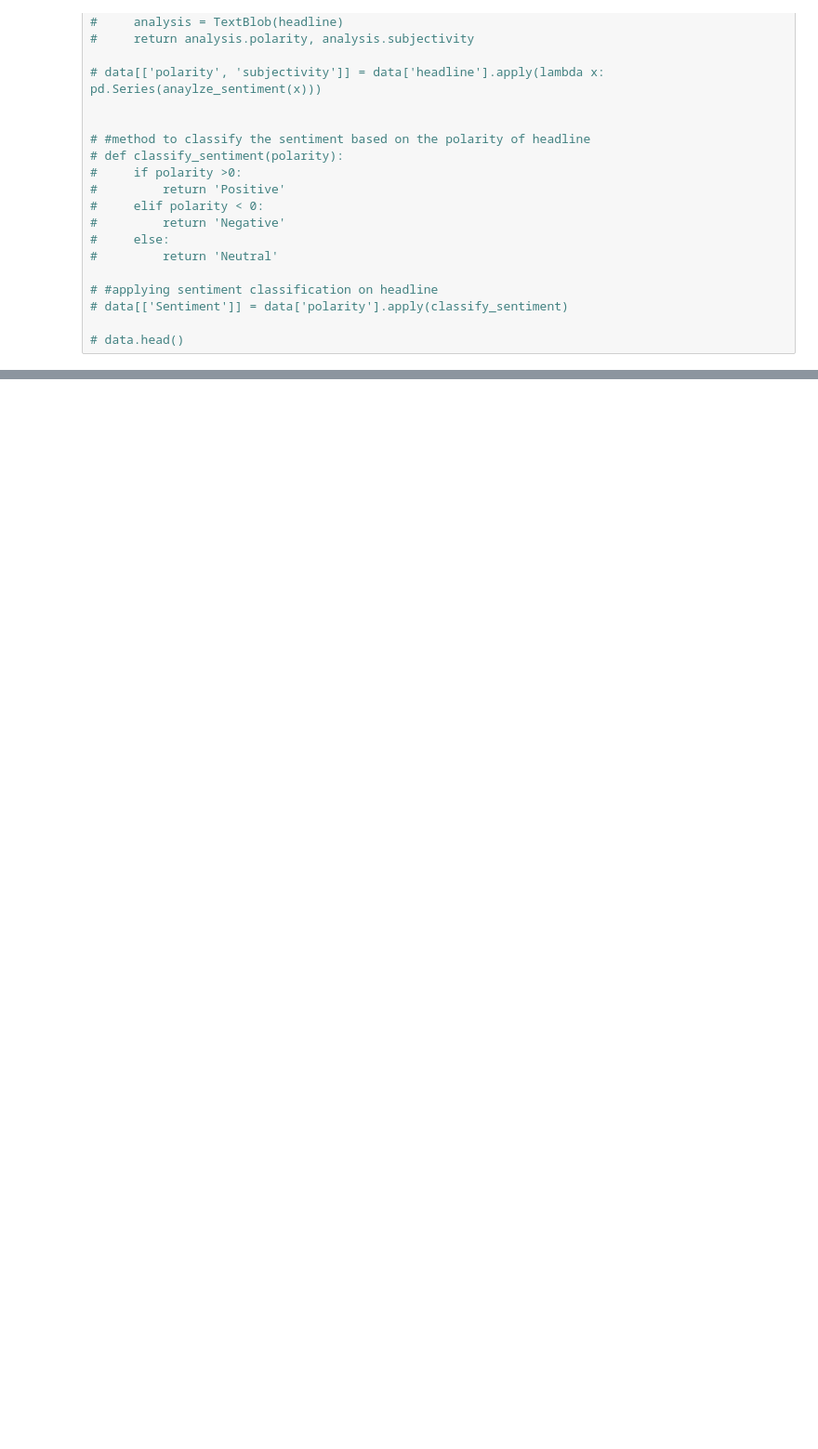
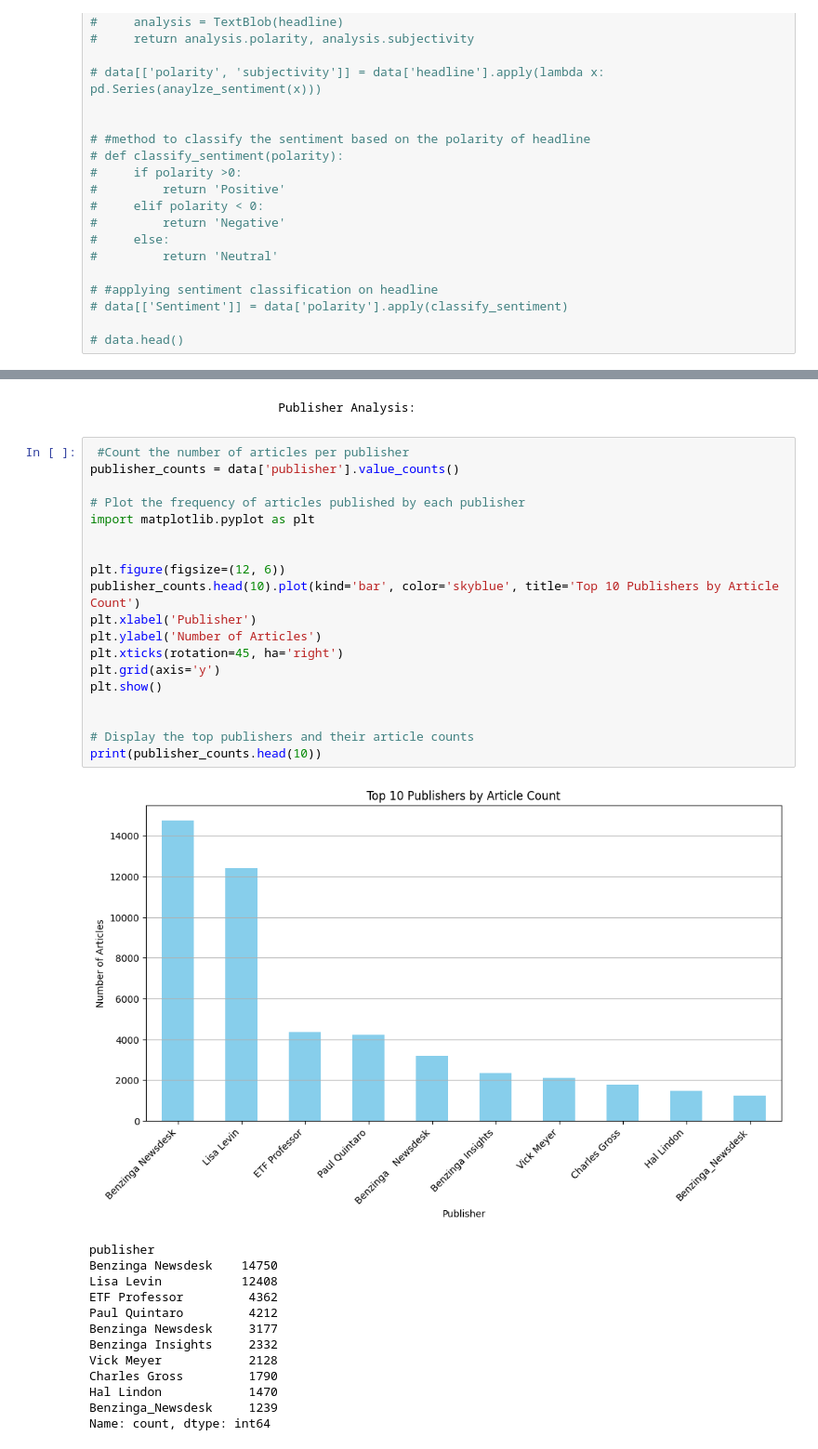
Before and after one commit to Tesfahun03/Stock-market-forecasting, a Jupyter notebook: notebooks/text-analysis.ipynb, the cells around one changed output, grey strips where cells are left out. Shown: that part at 93% size. Cells and saved outputs as stored; diff of their text form; blank space fills up the shorter version.

```diff
--- a/notebooks/text-analysis.ipynb
+++ b/notebooks/text-analysis.ipynb
@@ -92,0 +263,35 @@ KeyboardInterrupt:
+# %% [markdown]
+                            Publisher Analysis:
+# %%
+ #Count the number of articles per publisher
+publisher_counts = data['publisher'].value_counts()
+
+# Plot the frequency of articles published by each publisher
+import matplotlib.pyplot as plt
+
+
+plt.figure(figsize=(12, 6))
+publisher_counts.head(10).plot(kind='bar', color='skyblue', title='Top 10 Publishers by Article Count')
+plt.xlabel('Publisher')
+plt.ylabel('Number of Articles')
+plt.xticks(rotation=45, ha='right')
+plt.grid(axis='y')
+plt.show()
+
+
+# Display the top publishers and their article counts
+print(publisher_counts.head(10))
+# %% [output]
+[figure, added]
+publisher
+Benzinga Newsdesk    14750
+Lisa Levin           12408
+ETF Professor         4362
+Paul Quintaro         4212
+Benzinga Newsdesk     3177
+Benzinga Insights     2332
+Vick Meyer            2128
+Charles Gross         1790
+Hal Lindon            1470
+Benzinga_Newsdesk     1239
+Name: count, dtype: int64
```
Also changed, not shown: parts of 8 cells of this notebook.
